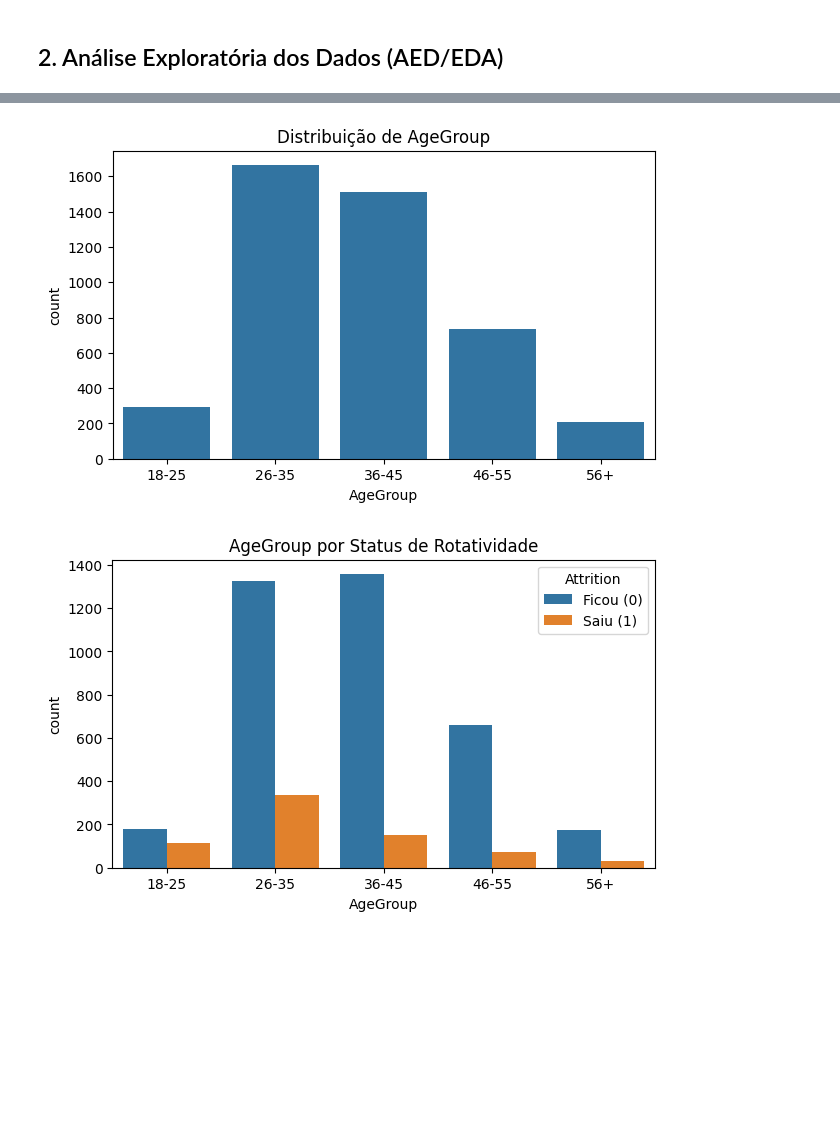
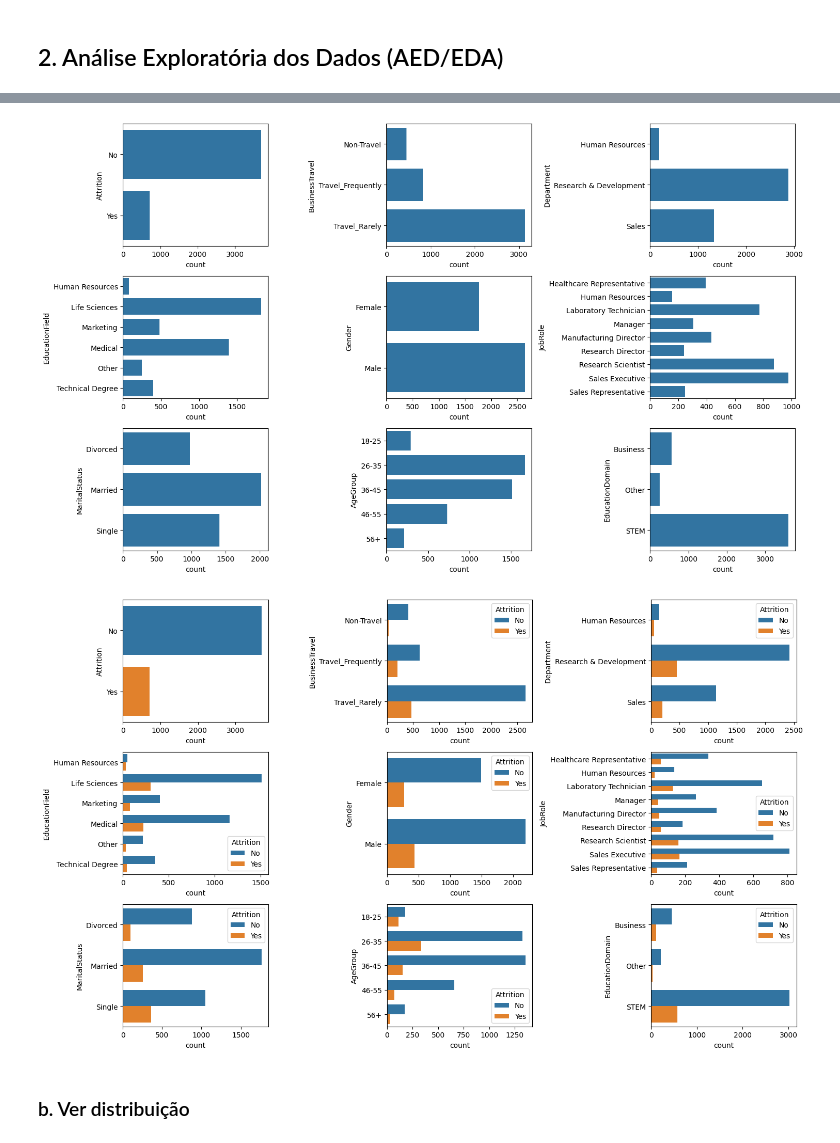
Before and after one commit to vitoriapguimaraes/Python-PredicaoRH, a Jupyter notebook: scripts/analysis.ipynb, the cells around one changed output, grey strips where cells are left out. Cells and saved outputs as stored; diff of their text form; code cells hidden in the pictures; blank space fills up the shorter version.

```diff
--- a/scripts/analysis.ipynb
+++ b/scripts/analysis.ipynb
@@ -197,7 +201,3 @@ Data columns (total 21 columns):
  20  YearsWithCurrManager     4403 non-null   int64
 dtypes: category(7), float64(2), int64(12)
 memory usage: 547.3 KB
-# %%
-le = LabelEncoder()
-for col in categorical_cols:
-    df[col] = le.fit_transform(df[col])
@@ -236,20 +216,20 @@ df['FarFromHome'] = (df['DistanceFromHome'] > df['DistanceFromHome'].median()).a
 # %%
 df['SalaryHikePerIncome'] = df['PercentSalaryHike'] / df['MonthlyIncome']
 # %%
-df['EducationDomain'] = df['EducationField'].replace({
+df['EducationDomain'] = df['EducationField'].map({
     'Life Sciences': 'STEM',
     'Medical': 'STEM',
     'Technical Degree': 'STEM',
     'Human Resources': 'Business',
     'Marketing': 'Business',
     'Other': 'Other'
-})
+}).astype('category')
 # %%
 df['CompanyExperienceRatio'] = df['YearsAtCompany'] / (df['TotalWorkingYears'] + 1)
 # %%
 analysis_columns = df.select_dtypes(include=['int64', 'float64']).columns
 
-n_cols = 7
+n_cols = 6
 n_rows = math.ceil(len(analysis_columns) / n_cols)
 fig, axes = plt.subplots(n_rows, n_cols, figsize=(18, n_rows * 4))
 axes = axes.flatten()
@@ -278,11 +256,7 @@ X_train, X_test, y_train, y_test = train_test_split(X, y, test_size=0.2, random_
 # %%
-categorical_cols = df.select_dtypes('category').columns.tolist()
-
 for col in categorical_cols:
+    print(f"\n{col}:")
     display(
-        df.groupby(col, observed=True)['Attrition']
-          .value_counts(normalize=True)
-          .unstack()
-          .round(3)
+        pd.crosstab(df[col], df['Attrition'], normalize='index').round(3)
     )
 # %% [output]
@@ -296,18 +307,33 @@ for col in categorical_cols:
 # %%
-for col in categorical_cols:
-    plt.figure(figsize=(7,4))
-    sns.countplot(data=df, x=col)
-    plt.title(f'Distribuição de {col}')
-    plt.show()
+N_COLS = 3
+N_ROWS = math.ceil(len(categorical_cols) / N_COLS)
+
+plt.figure(figsize=(5 * N_COLS, 3 * N_ROWS))
+plt.subplots_adjust(hspace=0.3)
+
+for i, col in enumerate(categorical_cols):
+    plt.subplot(N_ROWS, N_COLS, i + 1)
+    sns.countplot(data=df, y=col)
+
+plt.tight_layout()
+plt.show()
 # %% [output]
-[figure, old version]
+[figure, new version]
 # %%
-for col in categorical_cols:
-    plt.figure(figsize=(7,4))
-    sns.countplot(data=df, x=col, hue='Attrition')
-    plt.title(f'{col} por Status de Rotatividade')
-    plt.legend(title='Attrition', labels=['Ficou (0)', 'Saiu (1)'])
-    plt.show()
+N_COLS = 3
+N_ROWS = math.ceil(len(categorical_cols) / N_COLS)
+
+plt.figure(figsize=(5 * N_COLS, 3 * N_ROWS))
+plt.subplots_adjust(hspace=0.3)
+
+for i, col in enumerate(categorical_cols):
+    plt.subplot(N_ROWS, N_COLS, i + 1)
+    sns.countplot(data=df, y=col, hue='Attrition')
+
+plt.tight_layout()
+plt.show()
 # %% [output]
-[figure, old version]
+[figure, new version]
+# %% [markdown]
+### b. Ver distribuição
 # %%
```
Also changed, not shown: parts of 32 cells of this notebook.
